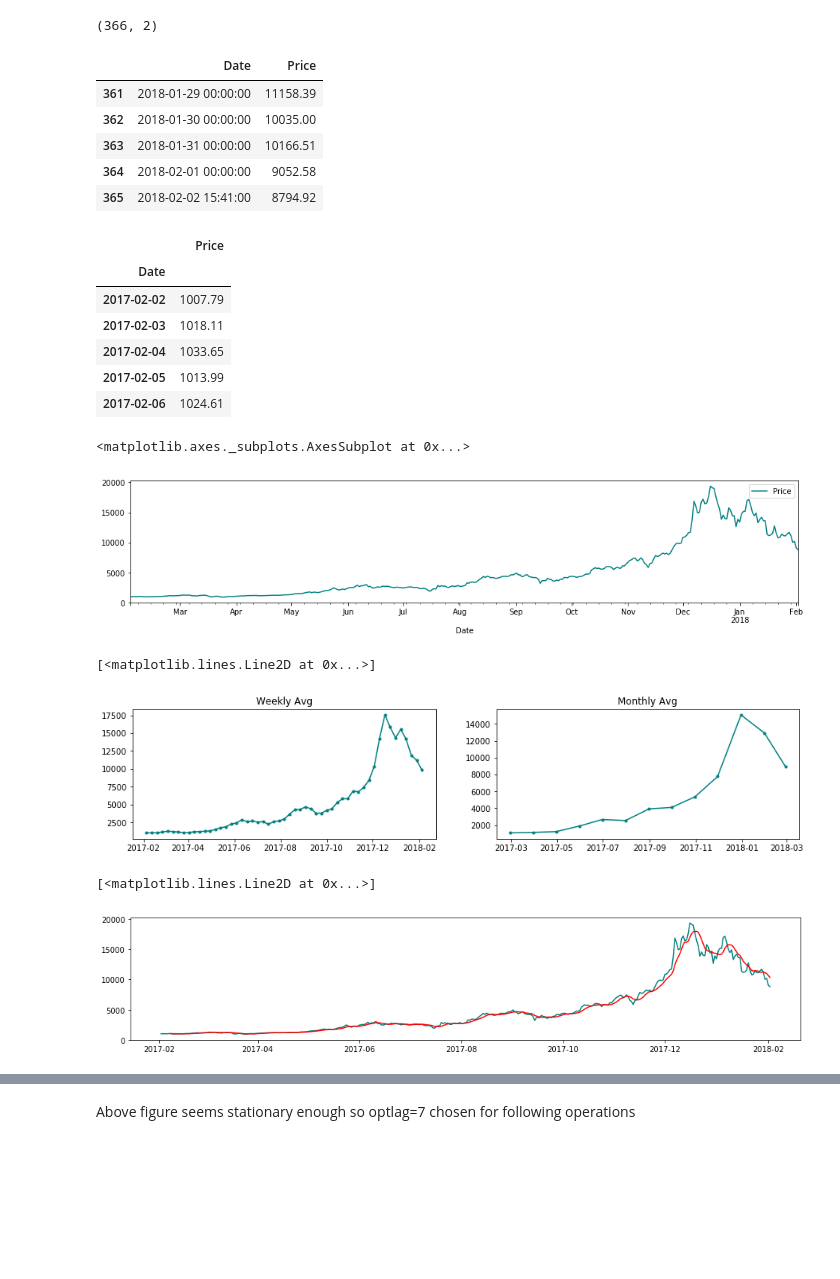
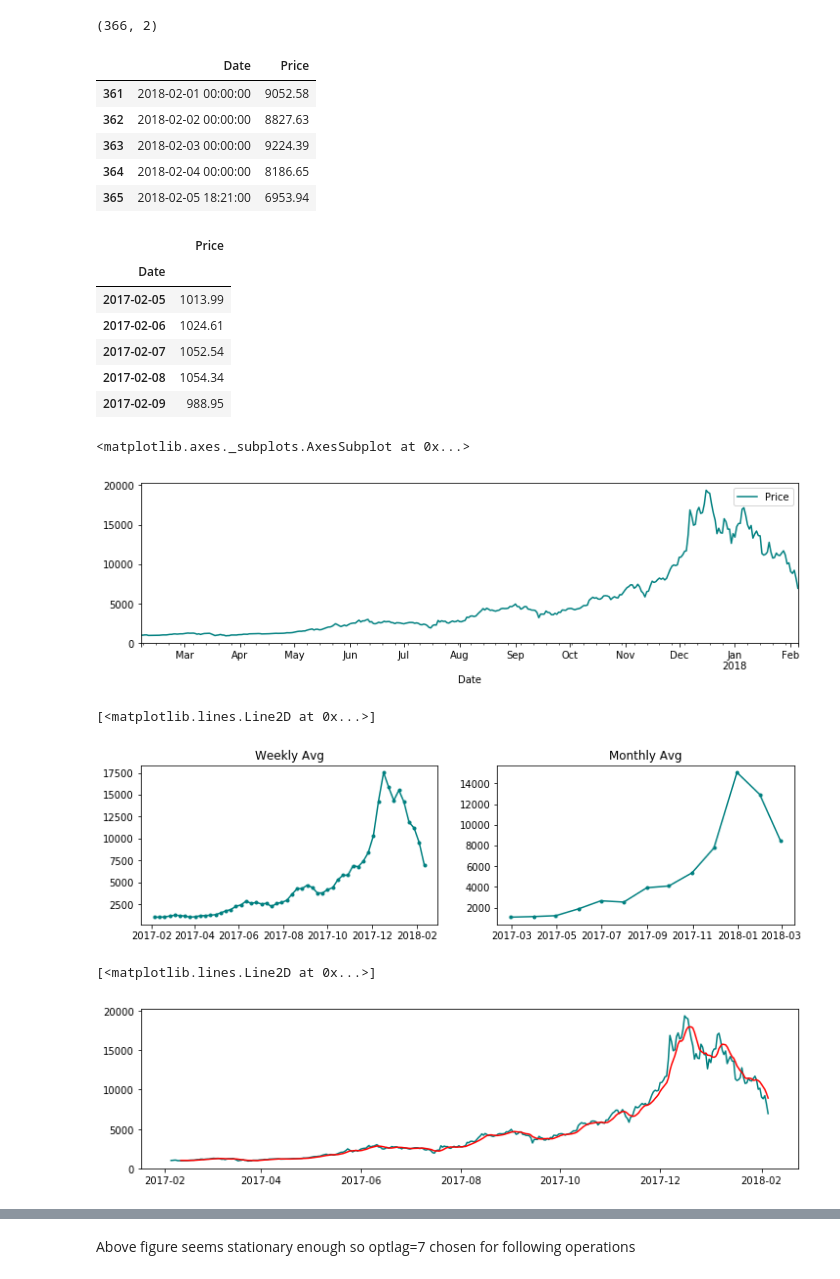
Before and after one commit to jessgess/Time_Series_Analysis_ARIMA, a Jupyter notebook: time_series.ipynb, the cells around one changed output, grey strips where cells are left out. Cells and saved outputs as stored; diff of their text form; code cells hidden in the pictures; blank space fills up the shorter version.

Commit message:
updating the data

```diff
--- a/time_series.ipynb
+++ b/time_series.ipynb
@@ -10,17 +10,18 @@ from statsmodels.api import tsa
 from sklearn.linear_model import LinearRegression
 from sklearn.metrics import mean_absolute_error, mean_squared_error
 # %%
-data = pd.read_csv('data/bitcoin_USD_close_data-2017-02-02_2018-02-02.csv', parse_dates=['Date'])
+data = pd.read_csv('data/bitcoin_USD_close_data-2017-02-05_2018-02-05.csv',
+                   parse_dates=['Date'])
 print(data.shape)
 data.tail()
 # %% [output]
 (366, 2)
 |  | Date | Price |
-| 361 | 2018-01-29 00:00:00 | 11158.39 |
-| 362 | 2018-01-30 00:00:00 | 10035.00 |
-| 363 | 2018-01-31 00:00:00 | 10166.51 |
-| 364 | 2018-02-01 00:00:00 | 9052.58 |
-| 365 | 2018-02-02 15:41:00 | 8794.92 |
+| 361 | 2018-02-01 00:00:00 | 9052.58 |
+| 362 | 2018-02-02 00:00:00 | 8827.63 |
+| 363 | 2018-02-03 00:00:00 | 9224.39 |
+| 364 | 2018-02-04 00:00:00 | 8186.65 |
+| 365 | 2018-02-05 18:21:00 | 6953.94 |
 # %%
 data['Date'] = data['Date'].dt.date
 data.set_index(pd.to_datetime(data['Date']), inplace=True)
@@ -29,20 +30,20 @@ data.head()
 # %% [output]
 |  | Price |
 | Date |  |
-| 2017-02-02 | 1007.79 |
-| 2017-02-03 | 1018.11 |
-| 2017-02-04 | 1033.65 |
 | 2017-02-05 | 1013.99 |
 | 2017-02-06 | 1024.61 |
+| 2017-02-07 | 1052.54 |
+| 2017-02-08 | 1054.34 |
+| 2017-02-09 | 988.95 |
 # %%
-data.plot(y='Price', color='teal', figsize=(16,3))
+data.plot(y='Price', color='teal', figsize=(12,3))
 # %% [output]
 <matplotlib.axes._subplots.AxesSubplot at 0x...>
-[figure, old version]
+[figure, new version]
 # %%
 price_weekly_avg = data.resample('W').apply(np.mean)
 price_monthly_avg = data.resample('M').apply(np.mean)
-plt.figure(figsize=(15,3))
+plt.figure(figsize=(12,3))
 plt.subplot(121)
 plt.title('Weekly Avg')
 plt.plot(price_weekly_avg.Price, "-o", markersize=3, color='teal')
@@ -51,15 +52,15 @@ plt.title('Monthly Avg')
 plt.plot(price_monthly_avg.Price, "-o", markersize=3, color='teal')
 # %% [output]
 [<matplotlib.lines.Line2D at 0x...>]
-[figure, old version]
+[figure, new version]
 # %%
-#rolling_mean = data.Price.rolling(window=7, center=False).mean() #window of 7 (weekly avg) captures our data better
-plt.figure(figsize=(16,3))
+rolling_mean = data.Price.rolling(window=7, center=False).mean() #window of 7 (weekly avg) captures our data better
+plt.figure(figsize=(12,3))
 plt.plot(data.Price, color='teal')
-plt.plot(rolling_mean_2, 'red')
+plt.plot(rolling_mean, 'red')
 # %% [output]
 [<matplotlib.lines.Line2D at 0x...>]
-[figure, old version]
+[figure, new version]
 # %%
 lags = [7, 8, 10, 14, 17, 28, 30, 60, 90, 180]
 autocorrs = [data.Price.autocorr(lag=lag)
```
Also changed, not shown: parts of 26 cells of this notebook, 2 other files.
